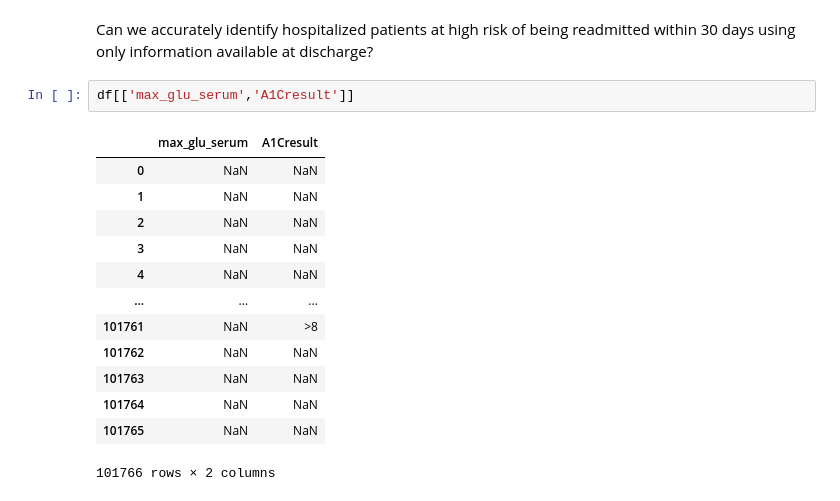
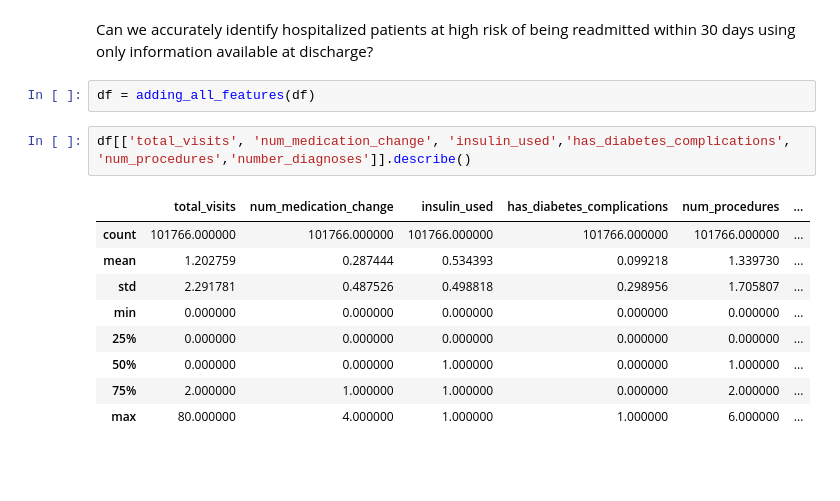
Before and after one commit to Javih10/clinical_prediction, a Jupyter notebook: notebooks/01_EDA.ipynb, the cells around one changed output. Saved outputs shown, nothing was run; the diff lists cells and outputs as text; blank space fills up the shorter version.

```diff
--- a/notebooks/01_EDA.ipynb
+++ b/notebooks/01_EDA.ipynb
@@ -308,18 +309,16 @@ plt.show()
 # %% [markdown]
 Can we accurately identify hospitalized patients at high risk of being readmitted within 30 days using only information available at discharge?
 # %%
-df[['max_glu_serum','A1Cresult']]
+df = adding_all_features(df)
-# %% [output]
-|  | max_glu_serum | A1Cresult |
-| 0 | NaN | NaN |
-| 1 | NaN | NaN |
-| 2 | NaN | NaN |
-| 3 | NaN | NaN |
-| 4 | NaN | NaN |
-| ... | ... | ... |
-| 101761 | NaN | >8 |
-| 101762 | NaN | NaN |
-| 101763 | NaN | NaN |
-| 101764 | NaN | NaN |
-| 101765 | NaN | NaN |
-101766 rows × 2 columns
+# %%
+df[['total_visits', 'num_medication_change', 'insulin_used','has_diabetes_complications', 'num_procedures','number_diagnoses']].describe()
+# %% [output]
+|  | total_visits | num_medication_change | insulin_used | has_diabetes_complications | num_procedures | ... |
+| count | 101766.000000 | 101766.000000 | 101766.000000 | 101766.000000 | 101766.000000 | ... |
+| mean | 1.202759 | 0.287444 | 0.534393 | 0.099218 | 1.339730 | ... |
+| std | 2.291781 | 0.487526 | 0.498818 | 0.298956 | 1.705807 | ... |
+| min | 0.000000 | 0.000000 | 0.000000 | 0.000000 | 0.000000 | ... |
+| 25% | 0.000000 | 0.000000 | 0.000000 | 0.000000 | 0.000000 | ... |
+| 50% | 0.000000 | 0.000000 | 1.000000 | 0.000000 | 1.000000 | ... |
+| 75% | 2.000000 | 1.000000 | 1.000000 | 0.000000 | 2.000000 | ... |
+| max | 80.000000 | 4.000000 | 1.000000 | 1.000000 | 6.000000 | ... |
```
Also changed, not shown: parts of 9 cells of this notebook.
